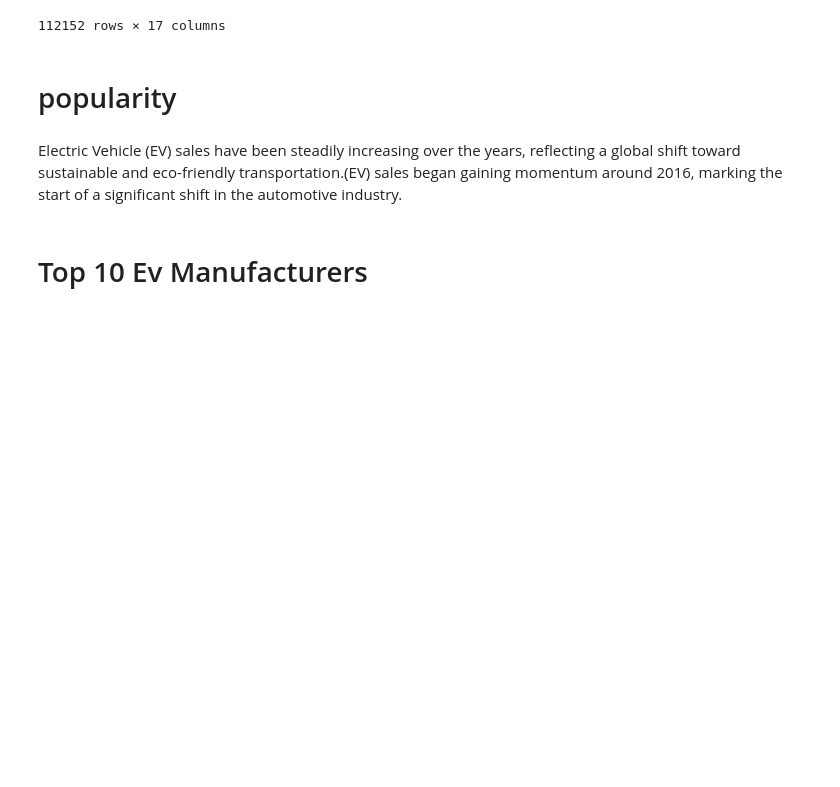
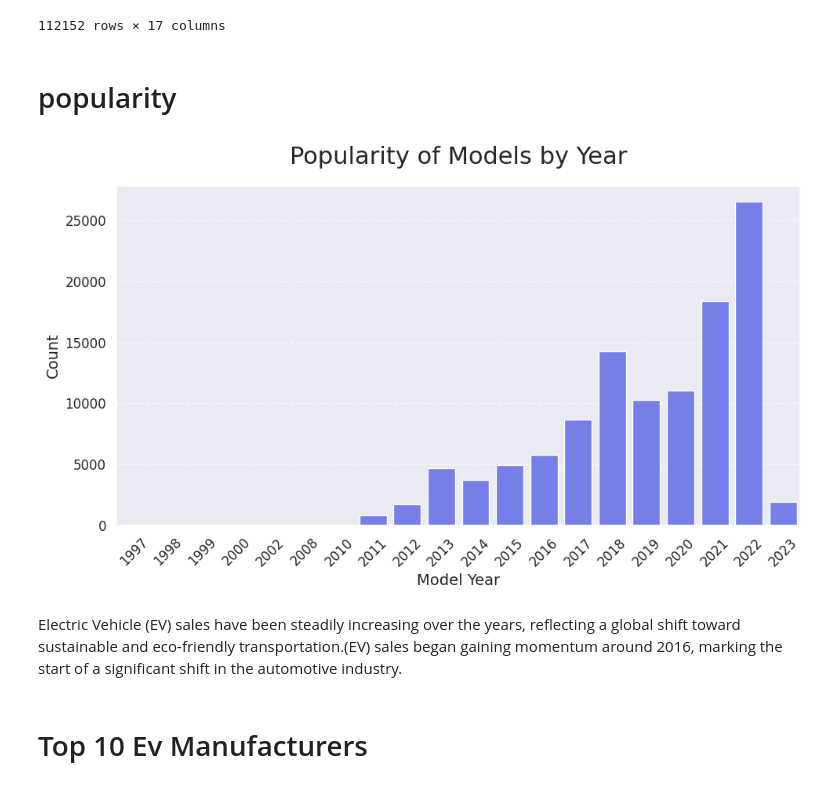
Before and after one commit to shameem11/Data-Analytics, a Jupyter notebook: Ev_vehicle_Market_Analysis.ipynb, the cells around one changed output. Cells and saved outputs as stored; diff of their text form; code cells hidden in the pictures; blank space fills up the shorter version.

Commit message:
EV Data Analysis

```diff
--- a/Ev_vehicle_Market_Analysis.ipynb
+++ b/Ev_vehicle_Market_Analysis.ipynb
@@ -125,3 +118,24 @@ fig.update_layout(
+# %%
+plt.figure(figsize=(10, 6))
+sns.barplot(
+    x='Model Year',
+    y='count',
+    data=Ev_popularity,
+    color='#636EFA'  # Custom color for bars
+)
+
+# Customize the plot
+plt.title("Popularity of Models by Year", fontsize=22, pad=20)
+plt.xlabel("Model Year", fontsize=14)
+plt.ylabel("Count", fontsize=14)
+plt.xticks(rotation=45)  # Rotate x-axis ticks
+plt.grid(axis='y', linestyle='--', alpha=0.7)  # Show gridlines only on y-axis
+plt.tight_layout()
+
+# Show the plot
+plt.show()
+# %% [output]
+[figure, added]
 # %% [markdown]
  Electric Vehicle (EV) sales have been steadily increasing over the years, reflecting a global shift toward sustainable and eco-friendly transportation.(EV) sales began gaining momentum around 2016, marking the start of a significant shift in the automotive industry.
 # %% [markdown]
```
Also changed, not shown: parts of 9 cells of this notebook.
